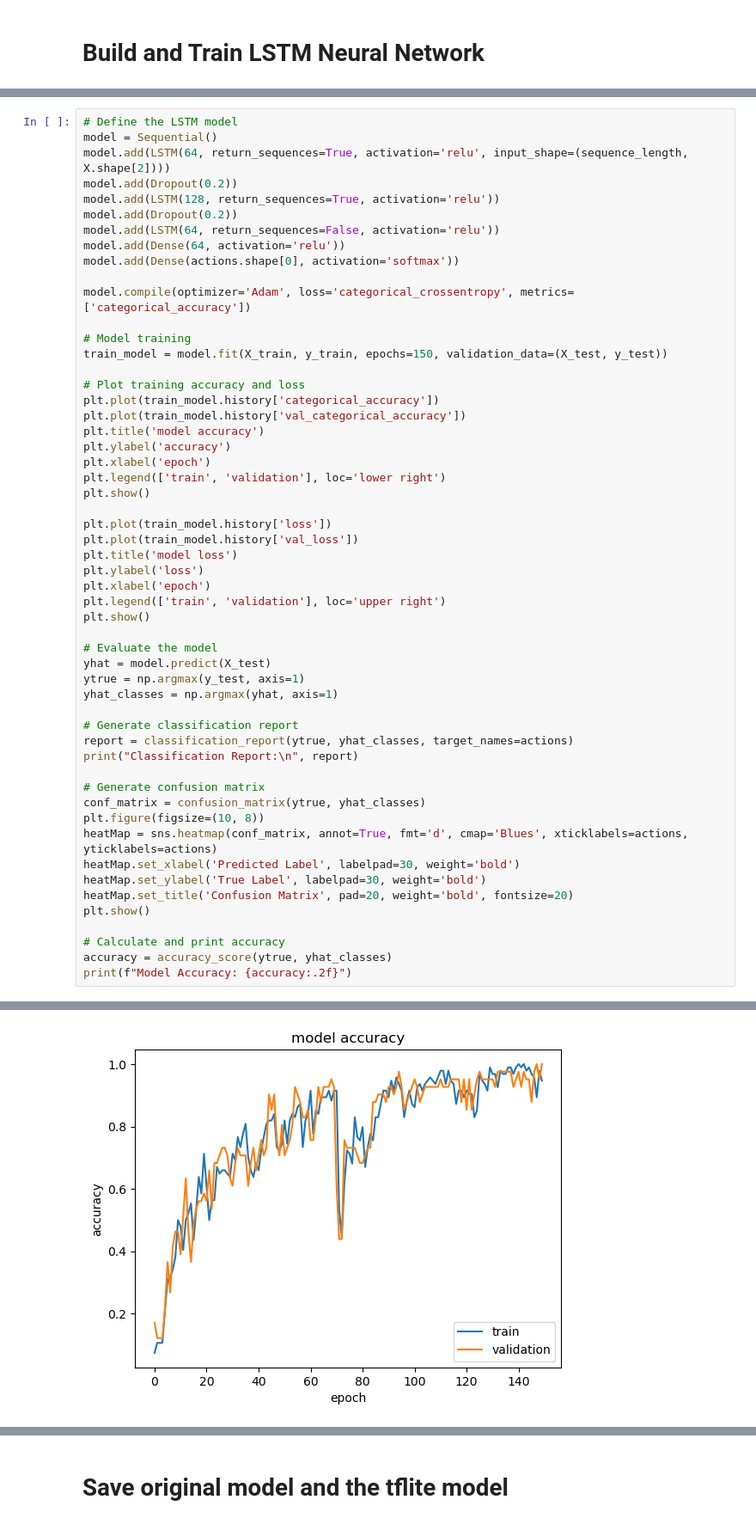
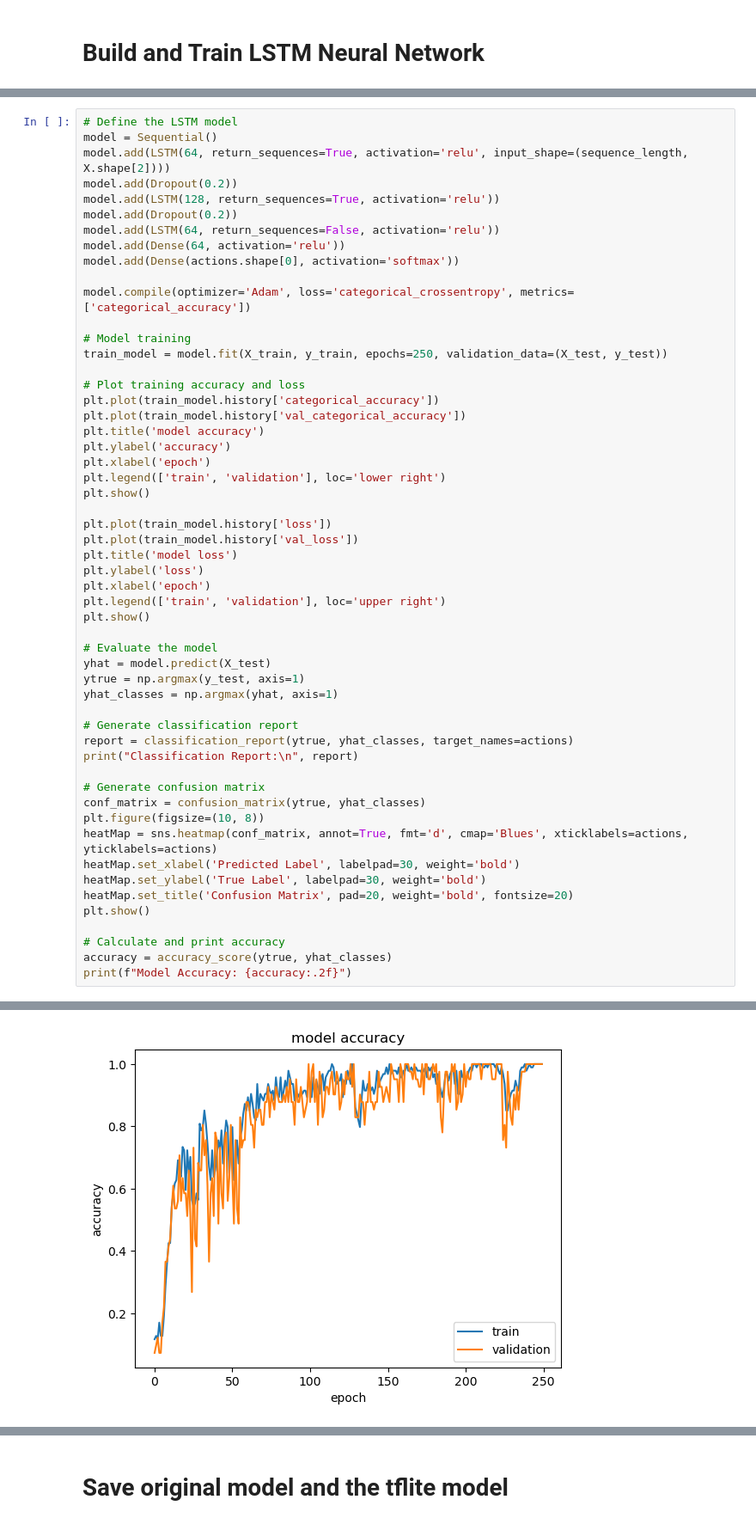
Before and after one commit to Prasyah/DJI-Tello-Control-Using-Hand-Gesture-with-LSTM, a Jupyter notebook: Dataset trainer.ipynb, the cells around one changed output, grey strips where cells are left out. Shown: that part at 86% size. Drawn from its saved outputs; the diff is of its cells as text.

```diff
--- a/Dataset trainer.ipynb
+++ b/Dataset trainer.ipynb
@@ -113,7 +113,7 @@ model.add(Dense(actions.shape[0], activation='softmax'))
 model.compile(optimizer='Adam', loss='categorical_crossentropy', metrics=['categorical_accuracy'])
 
 # Model training
-train_model = model.fit(X_train, y_train, epochs=150, validation_data=(X_test, y_test))
+train_model = model.fit(X_train, y_train, epochs=250, validation_data=(X_test, y_test))
 
 # Plot training accuracy and loss
 plt.plot(train_model.history['categorical_accuracy'])
@@ -175 +174 @@ Epoch 150/150
-[figure, old version]
+[figure, new version]
```
Also changed, not shown: parts of 3 cells of this notebook, 22 other files.
